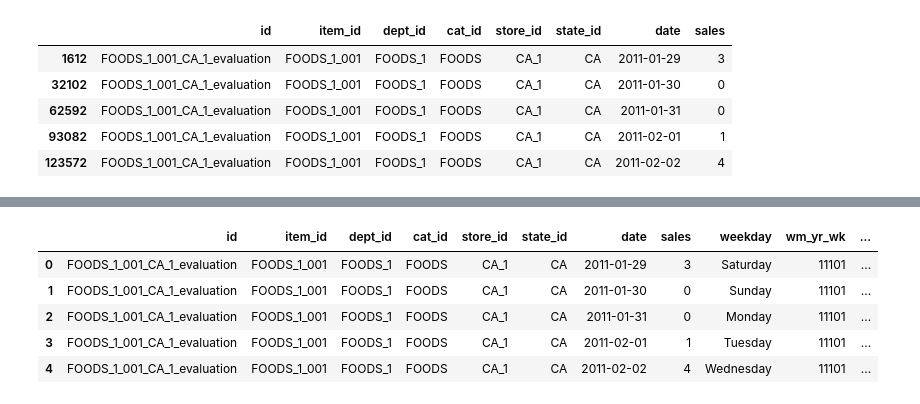
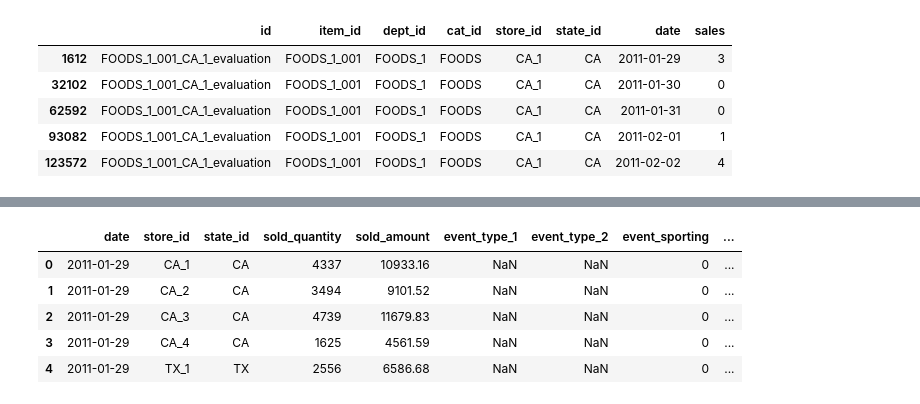
Before and after one commit to linafaik08/time-series-forecasting-models, a Jupyter notebook: notebooks/01_data_processing.ipynb, the cells around one changed output, grey strips where cells are left out. Drawn from its saved outputs; the diff is of its cells as text; code cells hidden in the pictures.

```diff
--- a/notebooks/01_data_processing.ipynb
+++ b/notebooks/01_data_processing.ipynb
@@ -67,8 +81,9 @@ long_df.head()
 # %%
-long_enr_df = (
-    long_df
+sales_enr_df = (
+    long_df.groupby(['date', 'item_id', 'store_id', 'state_id'],as_index=False)
+    .agg(sold_quantity=('sales','sum'))
     .merge(
-        calendar_df[["date", "weekday", "wm_yr_wk", "event_type_1", "event_type_2"]],
+        calendar_df[["date", "wm_yr_wk"]],
         on="date",
         how="left")
     .merge(
@@ -78,5 +93,7 @@ long_enr_df = (
     )
 )
 
-long_enr_df.head()
+sales_enr_df["sold_amount"] = sales_enr_df["sold_quantity"]*sales_enr_df["sell_price"]
+
+sales_enr_df.head()
 # %% [output]
@@ -88,0 +106,13 @@ long_enr_df.head()
+# %%
+sales_enr_agg_df = (
+    sales_enr_df
+    .groupby(['date', 'store_id', 'state_id'],as_index=False)
+    .agg({'sold_quantity': 'sum', 'sold_amount': 'sum'})
+    .merge(
+        calendar_df[["date", "event_type_1", "event_type_2"]],
+        on="date",
+        how="left"
+        )
+    )
+
+sales_enr_agg_df.head()
@@ -89,20 +130,20 @@ long_enr_df.head()
 # %%
 all_event_types = pd.Series(
-    pd.concat([long_enr_df["event_type_1"], long_enr_df["event_type_2"]])
+    pd.concat([sales_enr_agg_df["event_type_1"], sales_enr_agg_df["event_type_2"]])
 ).dropna().unique()
 
 for event in all_event_types:
-    long_enr_df[f"event_{event.lower().replace(' ', '_')}"] = (
-        (long_enr_df["event_type_1"] == event) |
-        (long_enr_df["event_type_2"] == event)
+    sales_enr_agg_df[f"event_{event.lower().replace(' ', '_')}"] = (
+        (sales_enr_agg_df["event_type_1"] == event) |
+        (sales_enr_agg_df["event_type_2"] == event)
     ).astype(int)
 
-long_enr_df.head()
+sales_enr_agg_df.head()
 # %% [output]
-|  | id | item_id | dept_id | cat_id | store_id | state_id | date | sales | weekday | wm_yr_wk | ... |
-| 0 | FOODS_1_001_CA_1_evaluation | FOODS_1_001 | FOODS_1 | FOODS | CA_1 | CA | 2011-01-29 | 3 | Saturday | 11101 | ... |
-| 1 | FOODS_1_001_CA_1_evaluation | FOODS_1_001 | FOODS_1 | FOODS | CA_1 | CA | 2011-01-30 | 0 | Sunday | 11101 | ... |
-| 2 | FOODS_1_001_CA_1_evaluation | FOODS_1_001 | FOODS_1 | FOODS | CA_1 | CA | 2011-01-31 | 0 | Monday | 11101 | ... |
-| 3 | FOODS_1_001_CA_1_evaluation | FOODS_1_001 | FOODS_1 | FOODS | CA_1 | CA | 2011-02-01 | 1 | Tuesday | 11101 | ... |
-| 4 | FOODS_1_001_CA_1_evaluation | FOODS_1_001 | FOODS_1 | FOODS | CA_1 | CA | 2011-02-02 | 4 | Wednesday | 11101 | ... |
+|  | date | store_id | state_id | sold_quantity | sold_amount | event_type_1 | event_type_2 | event_sporting | ... |
+| 0 | 2011-01-29 | CA_1 | CA | 4337 | 10933.16 | NaN | NaN | 0 | ... |
+| 1 | 2011-01-29 | CA_2 | CA | 3494 | 9101.52 | NaN | NaN | 0 | ... |
+| 2 | 2011-01-29 | CA_3 | CA | 4739 | 11679.83 | NaN | NaN | 0 | ... |
+| 3 | 2011-01-29 | CA_4 | CA | 1625 | 4561.59 | NaN | NaN | 0 | ... |
+| 4 | 2011-01-29 | TX_1 | TX | 2556 | 6586.68 | NaN | NaN | 0 | ... |
 # %%
```
Also changed, not shown: parts of 8 cells of this notebook, 11 other files.
